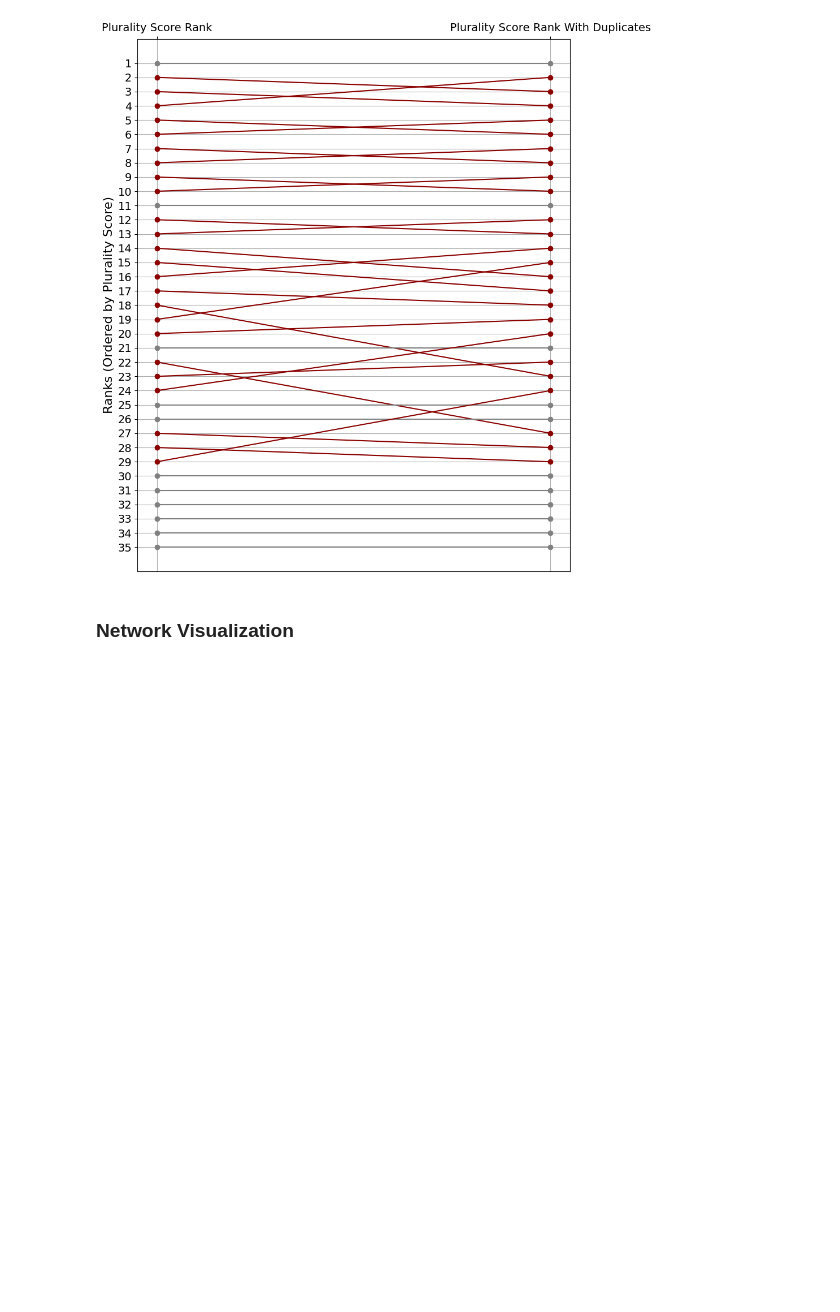
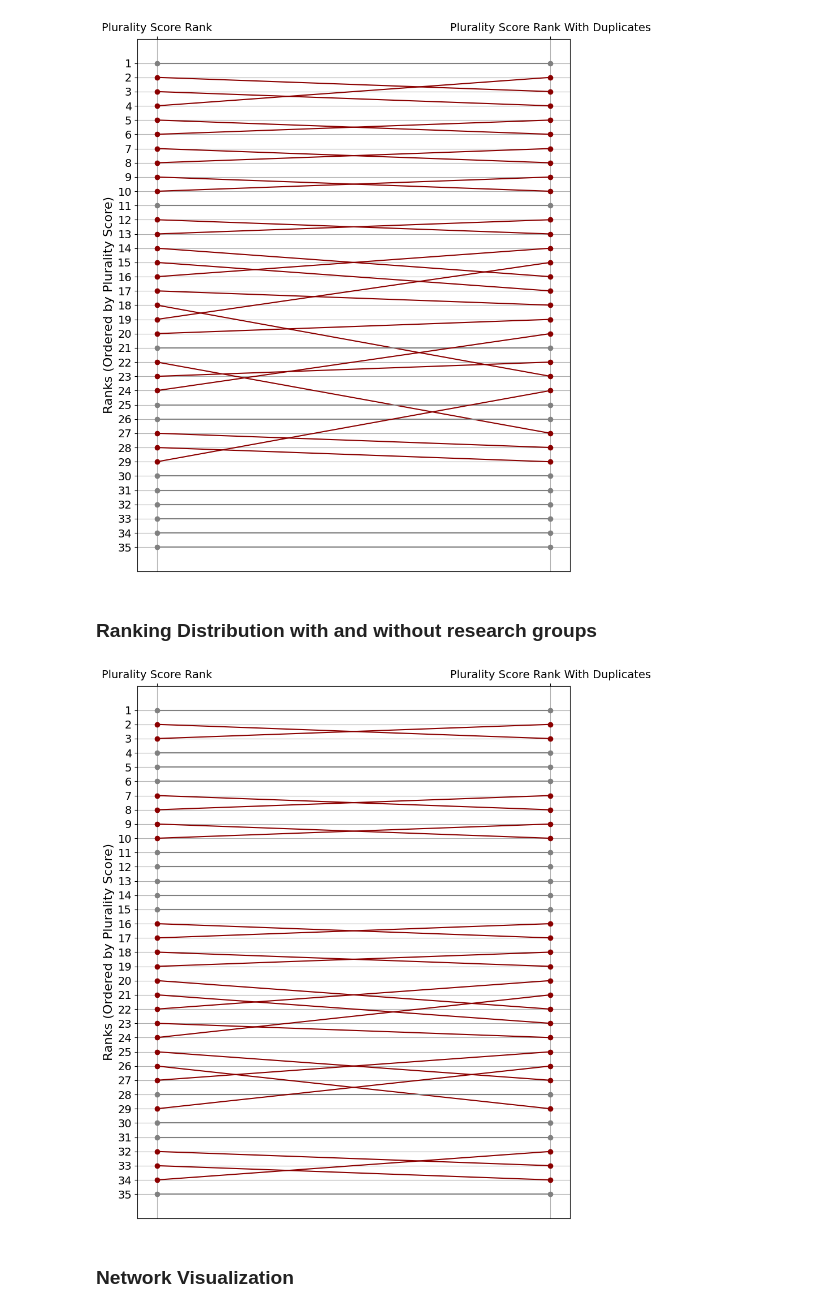
Before and after one commit to lexicongovernance/gov-research, a Jupyter notebook: berlin-analysis/analysis.ipynb, the cells around one changed output. Drawn from its saved outputs; the diff is of its cells as text; code cells hidden in the pictures; blank space fills up the shorter version.

Commit message:
impact of grouping dimensions

```diff
--- a/berlin-analysis/analysis.ipynb
+++ b/berlin-analysis/analysis.ipynb
@@ -72,7 +76,10 @@ sorted_results_dict_with_ranks = dict(sorted(results_dict_with_ranks.items(), ke
 sorted_results_dict_with_ranks_and_duplicates = dict(sorted(results_dict_with_ranks_and_duplicates.items(), key=lambda item: item[1]['pluralityScore']['score'], reverse=True))
 # %%
-merged_result_dict = analysis_functions.merge_dicts(results_dict, results_dict_with_duplicates)
+merged_result_dict = analysis_functions.merge_dicts(results_dict_with_ranks, results_dict_with_ranks_and_duplicates)
 sorted_merged_result_dict = dict(sorted(merged_result_dict.items(), key=lambda item: item[1]['pluralityScore']['score'], reverse=True))
+# %%
+merged_result_dict_without_research_groups = analysis_functions.merge_dicts(results_dict_with_ranks, results_dict_with_ranks_without_research_groups)
+sorted_merged_result_dict_without_research_groups = dict(sorted(merged_result_dict_without_research_groups.items(), key=lambda item: item[1]['pluralityScore']['score'], reverse=True))
 # %%
 # Create data table
 table_data = []
@@ -80,7 +87,7 @@ headers = ['Options', 'Plurality Score', 'Quadratic Score', 'Raw Votes']
 
 option_counter = 1
 
-for option, data in sorted_results_dict_with_ranks.items():
+for option, data in sorted_results_dict_with_ranks_without_research_groups.items():
     row = [f'Option {option_counter}']
     for category in ['pluralityScore', 'quadraticScore', 'totalRawVotes']:
         row.append(round(data[category]['score'], 3))
@@ -246,3 +253,5 @@ plt.tight_layout()
 plt.savefig('plots-and-tables/bump_chart_with_duplicates.png')
 # %% [output]
 [figure]
+# %% [markdown]
+### Ranking Distribution with and without research groups
@@ -249,3 +272,40 @@ plt.savefig('plots-and-tables/bump_chart_with_duplicates.png')
+# %%
+# Calculate the absolute difference in ranks for each ranking category
+rank_diff = {}
+for option, option_data in sorted_merged_result_dict_without_research_groups.items():
+    ranks = [option_data[category]['rank'] for category in categories]
+    diff = max(ranks) - min(ranks)
+    rank_diff[option] = diff
+# %%
+# Bump chart highlighting large differences in the ranking distribution
+plt.figure(figsize=(10, 10))
+
+for i, (option, option_data) in enumerate(sorted_merged_result_dict_without_research_groups.items()):
+    ranks = [option_data[category]['rank'] for category in categories]
+    if rank_diff[option] > 0:
+        color = 'darkred'
+    else:
+        color = 'gray'
+    plt.plot(categories, ranks, marker='o', label=f'Option {i+1}', color=color)
+
+plt.gca().invert_yaxis()
+plt.yticks(range(1, max(ranks) + 1))
+plt.gca().tick_params(axis='y', labelsize=14)
+plt.gca().tick_params(axis='x', labelsize=14)
+plt.xlabel('', fontsize=16)
+plt.ylabel('Ranks (Ordered by Plurality Score)', fontsize=16)
+plt.title('', fontsize=16)
+# plt.legend(loc='upper left', bbox_to_anchor=(1, 1), title='Vote Options')  # Include legend title
+plt.grid(True)
+plt.gca().xaxis.tick_top()
+plt.gca().set_xticks(range(len(categories)))
+plt.gca().set_xticklabels(custom_labels, fontsize=14)
+plt.tight_layout()
+
+# Save the plot as a PNG file
+plt.savefig('plots-and-tables/bump_chart_without_research_groups.png')
+# %% [output]
+[figure, added]
 # %% [markdown]
 ### Network Visualization
 # %%
```
Also changed, not shown: parts of 5 cells of this notebook.
